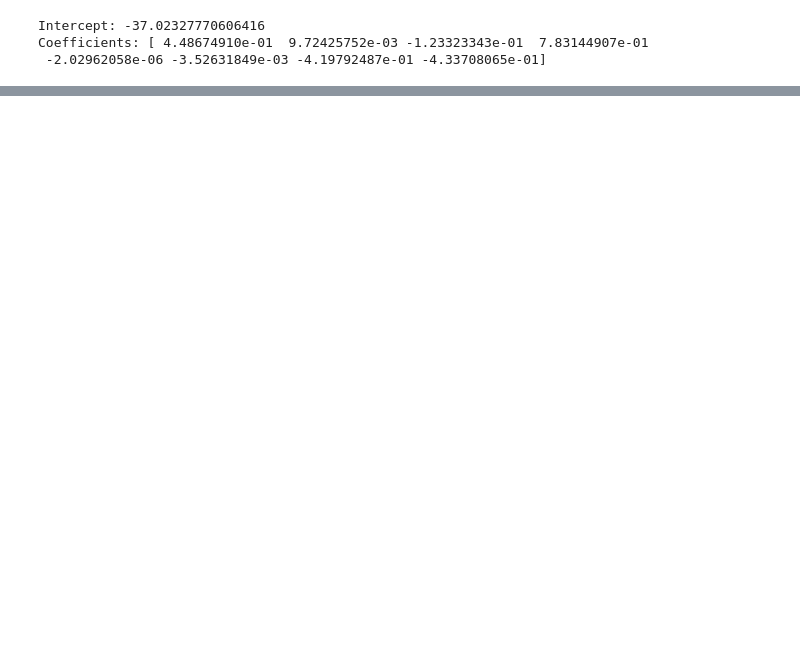
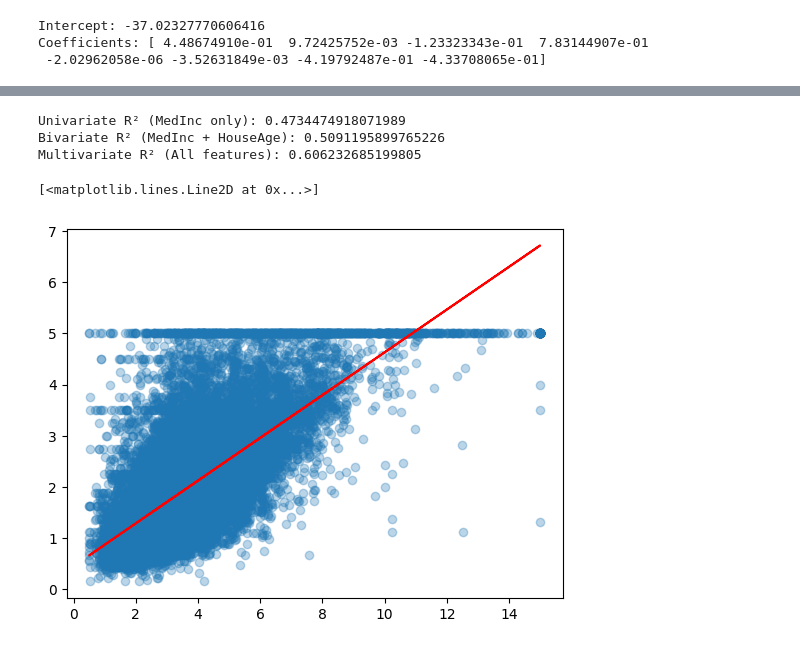
Before and after one commit to RoktimTaye/TIHAN-HYDRABAD-CLASSES, a Jupyter notebook: MODULE 3/PRACTICE/prac6.ipynb, the cells around one changed output, grey strips where cells are left out. Drawn from its saved outputs; the diff is of its cells as text; code cells hidden in the pictures; blank space fills up the shorter version.

```diff
--- a/MODULE 3/PRACTICE/prac6.ipynb
+++ b/MODULE 3/PRACTICE/prac6.ipynb
@@ -56,0 +159,31 @@ print
+# %%
+from sklearn.linear_model import LinearRegression
+import matplotlib.pyplot as plt
+
+# Target
+y = df["MedHouseVal"]
+
+# --- 1. Univariate Regression (MedInc only) ---
+X_uni = df[["MedInc"]]
+model_uni = LinearRegression().fit(X_uni, y)
+print("Univariate R² (MedInc only):", model_uni.score(X_uni, y))
+
+# --- 2. Bivariate Regression (MedInc + HouseAge) ---
+X_bi = df[["MedInc", "HouseAge"]]
+model_bi = LinearRegression().fit(X_bi, y)
+print("Bivariate R² (MedInc + HouseAge):", model_bi.score(X_bi, y))
+
+# --- 3. Multivariate Regression (all predictors) ---
+X_multi = df.drop(columns=["MedHouseVal"])
+model_multi = LinearRegression().fit(X_multi, y)
+print("Multivariate R² (All features):", model_multi.score(X_multi, y))
+# %% [output]
+Univariate R² (MedInc only): 0.4734474918071989
+Bivariate R² (MedInc + HouseAge): 0.5091195899765226
+Multivariate R² (All features): 0.606232685199805
+# %%
+plt.scatter(X_uni,y,alpha=0.3)
+plt.plot(X_uni,model_uni.predict(X_uni),color='red',label= "Best fit Line")
+# %% [output]
+[<matplotlib.lines.Line2D at 0x...>]
+[figure, added]
```
Also changed, not shown: parts of 9 cells of this notebook, 1 other file.
